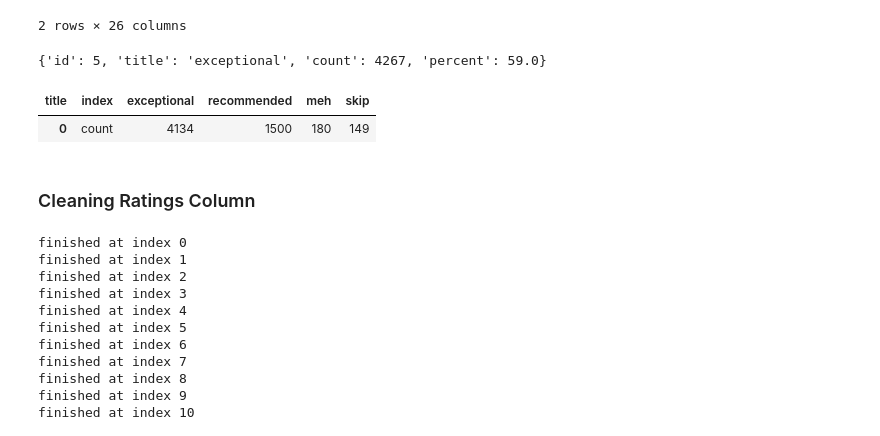
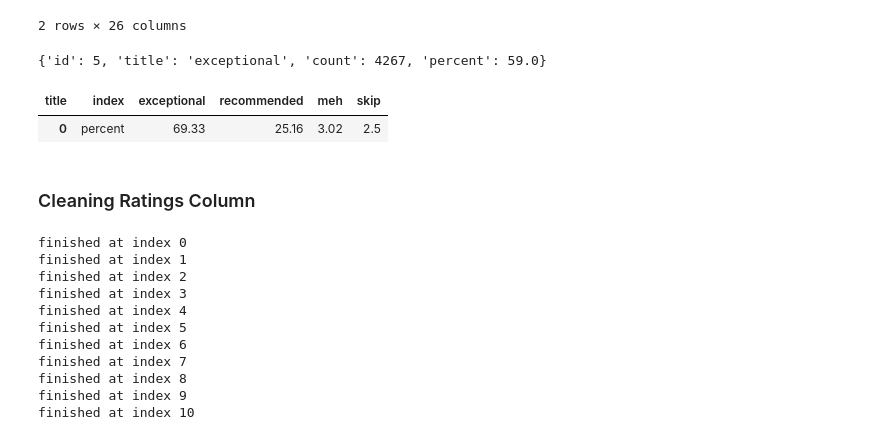
Before and after one commit to GetGubbz/Video-Game-Capstone, a Jupyter notebook: notebooks/RAWG_Data_Exploration.ipynb, the cells around one changed output. Drawn from its saved outputs; the diff is of its cells as text; code cells hidden in the pictures.

```diff
--- a/notebooks/RAWG_Data_Exploration.ipynb
+++ b/notebooks/RAWG_Data_Exploration.ipynb
@@ -40,7 +41,7 @@ games.head(2)
 | 1 | 1 | 3328 | the-witcher-3-wild-hunt | The Witcher 3: Wild Hunt | 2015-05-18 | False | 4.64 | 5 | [{'id': 5, 'title': 'exceptional'... | 6913 | ... |
 2 rows × 26 columns
 # %%
-json_columns = ['ratings', 'stores', 'parent_platforms', 'tags']
+json_columns = ['ratings', 'stores', 'parent_platforms', 'tags', 'platforms']
 
 for i in games.columns:
     if i in json_columns:
@@ -53,10 +54,10 @@ pd.json_normalize(games['ratings'])[0][0]
 # %% [output]
 {'id': 5, 'title': 'exceptional', 'count': 4267, 'percent': 59.0}
 # %%
-pd.json_normalize(games['ratings'][2]).set_index('title', drop=True)[['count']].T.reset_index()
+pd.json_normalize(games['ratings'][2]).set_index('title', drop=True)[['percent']].T.reset_index()
 # %% [output]
 | title | index | exceptional | recommended | meh | skip |
-| 0 | count | 4134 | 1500 | 180 | 149 |
+| 0 | percent | 69.33 | 25.16 | 3.02 | 2.5 |
 # %% [markdown]
 <h3>Cleaning Ratings Column</h3>
 # %%
```
Also changed, not shown: parts of 28 cells of this notebook.
